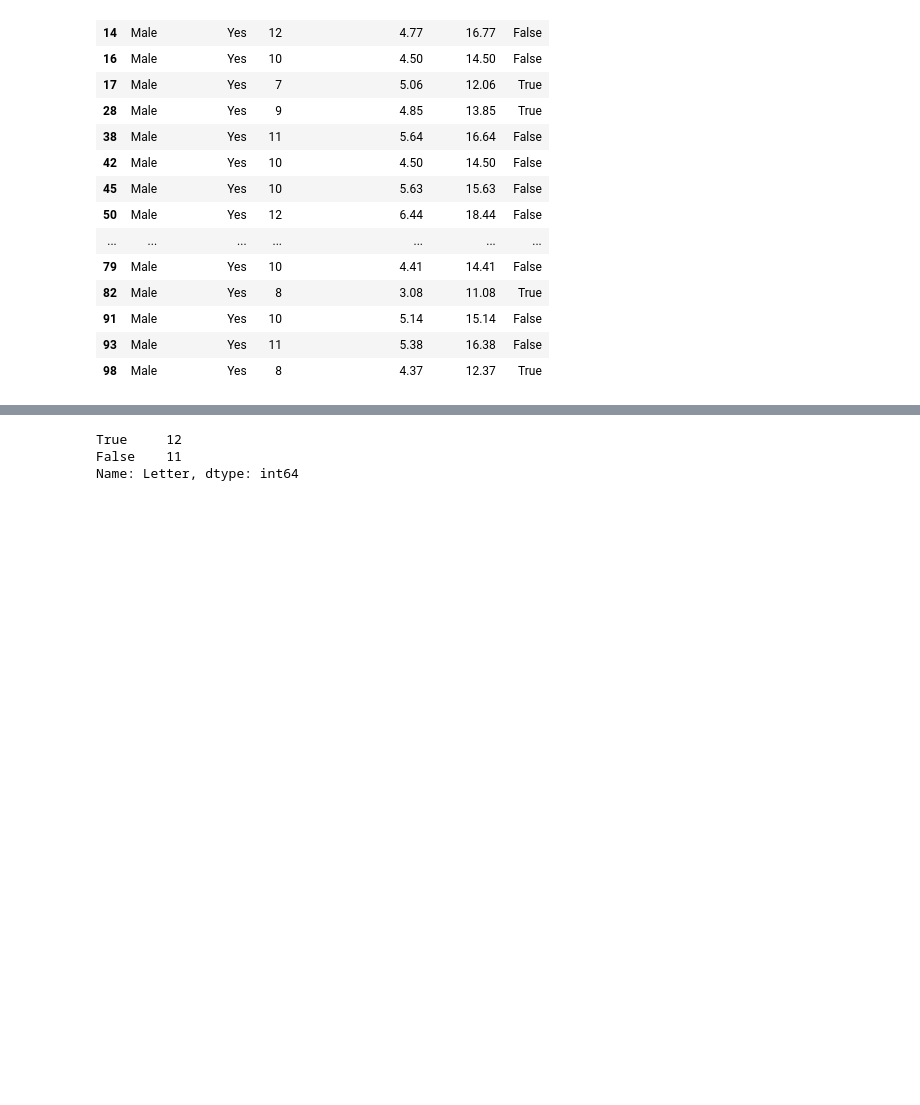
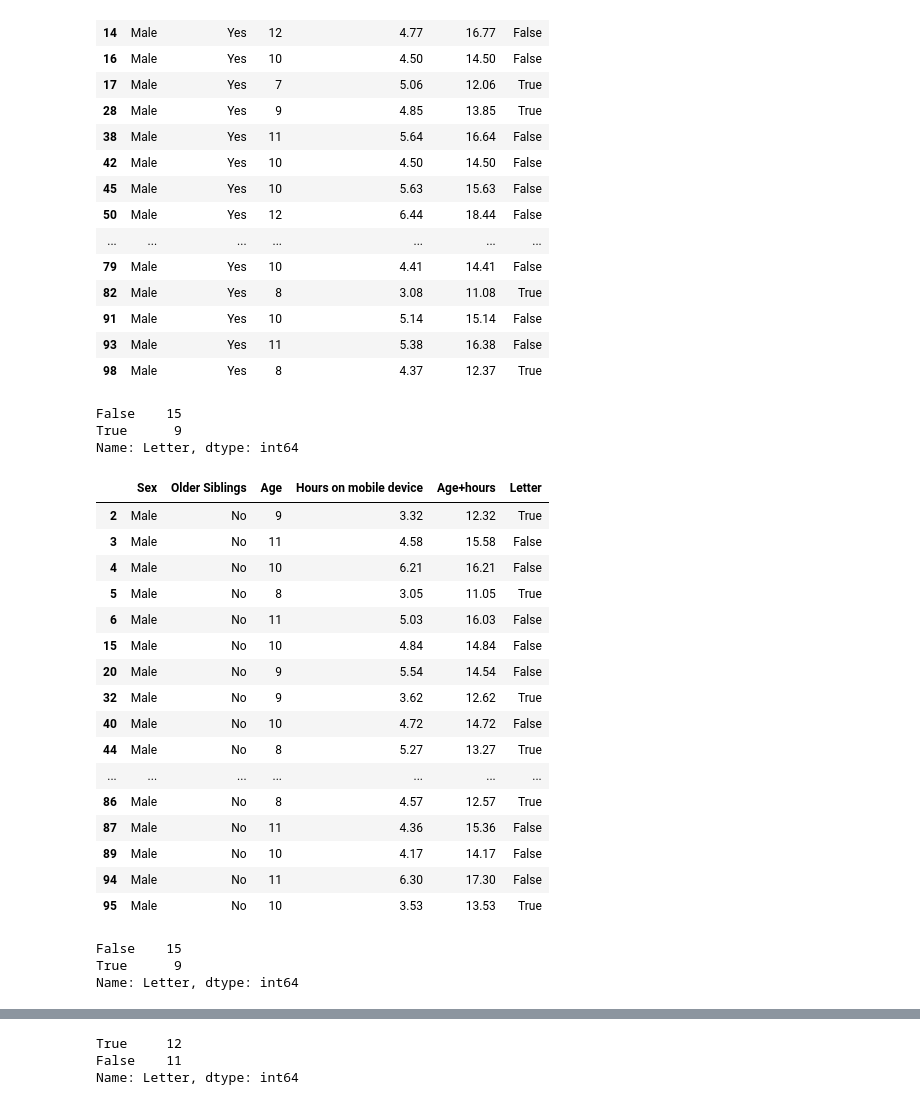
Before and after one commit to JulianConneely/Programming-for-Data-Analysis-Project-Dec18, a Jupyter notebook: Santa Claus.ipynb, the cells around one changed output, grey strips where cells are left out. Cells and saved outputs as stored; diff of their text form; code cells hidden in the pictures; blank space fills up the shorter version.

```diff
--- a/Santa Claus.ipynb
+++ b/Santa Claus.ipynb
@@ -305,3 +311,44 @@ newdf
 | 91 | Male | Yes | 10 | 5.14 | 15.14 | False |
 | 93 | Male | Yes | 11 | 5.38 | 16.38 | False |
 | 98 | Male | Yes | 8 | 4.37 | 12.37 | True |
+# %%
+# get an actual count of letters written/not written based on Sex and Older Siblings
+# where True = letter written' False = No letter written
+newdf['Letter'].value_counts()
+# %% [output]
+False    15
+True      9
+Name: Letter, dtype: int64
+# %%
+# Male slice with NO older siblings
+# Slicing the dataframe to show specific rows where two variables equal to a certain value
+# Select from DataFrame using criteria from multiple columns
+# (use `|` instead of `&` to do an OR)
+newdf = df[(df['Sex']=='Male') & (df['Older Siblings']=='No')]
+newdf
+# %% [output]
+|  | Sex | Older Siblings | Age | Hours on mobile device | Age+hours | Letter |
+| 2 | Male | No | 9 | 3.32 | 12.32 | True |
+| 3 | Male | No | 11 | 4.58 | 15.58 | False |
+| 4 | Male | No | 10 | 6.21 | 16.21 | False |
+| 5 | Male | No | 8 | 3.05 | 11.05 | True |
+| 6 | Male | No | 11 | 5.03 | 16.03 | False |
+| 15 | Male | No | 10 | 4.84 | 14.84 | False |
+| 20 | Male | No | 9 | 5.54 | 14.54 | False |
+| 32 | Male | No | 9 | 3.62 | 12.62 | True |
+| 40 | Male | No | 10 | 4.72 | 14.72 | False |
+| 44 | Male | No | 8 | 5.27 | 13.27 | True |
+| ... | ... | ... | ... | ... | ... | ... |
+| 86 | Male | No | 8 | 4.57 | 12.57 | True |
+| 87 | Male | No | 11 | 4.36 | 15.36 | False |
+| 89 | Male | No | 10 | 4.17 | 14.17 | False |
+| 94 | Male | No | 11 | 6.30 | 17.30 | False |
+| 95 | Male | No | 10 | 3.53 | 13.53 | True |
+# %%
+# get an actual count of letters written/not written based on Male Sex and NO Older Siblings
+# where True = letter written' False = No letter written
+newdf['Letter'].value_counts()
+# %% [output]
+False    15
+True      9
+Name: Letter, dtype: int64
```
Also changed, not shown: parts of 10 cells of this notebook.
